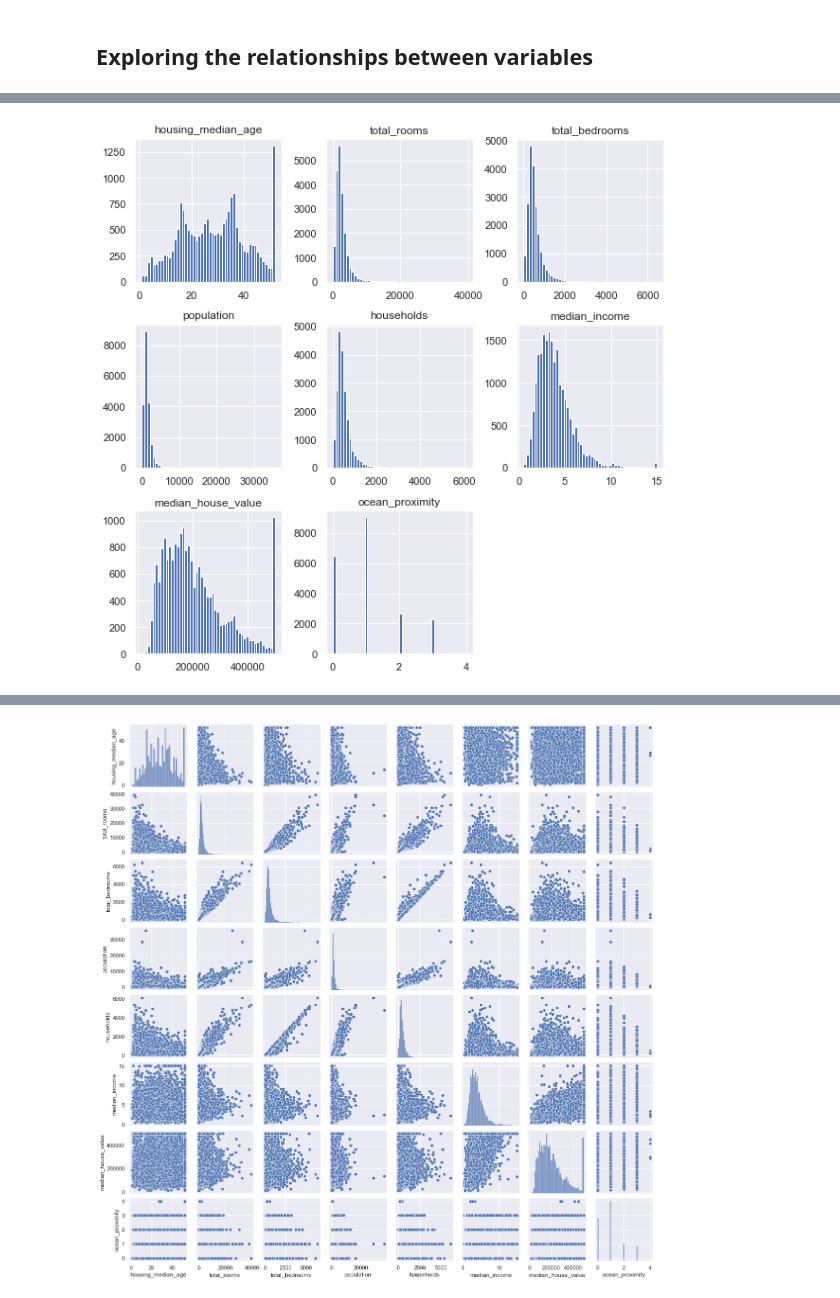
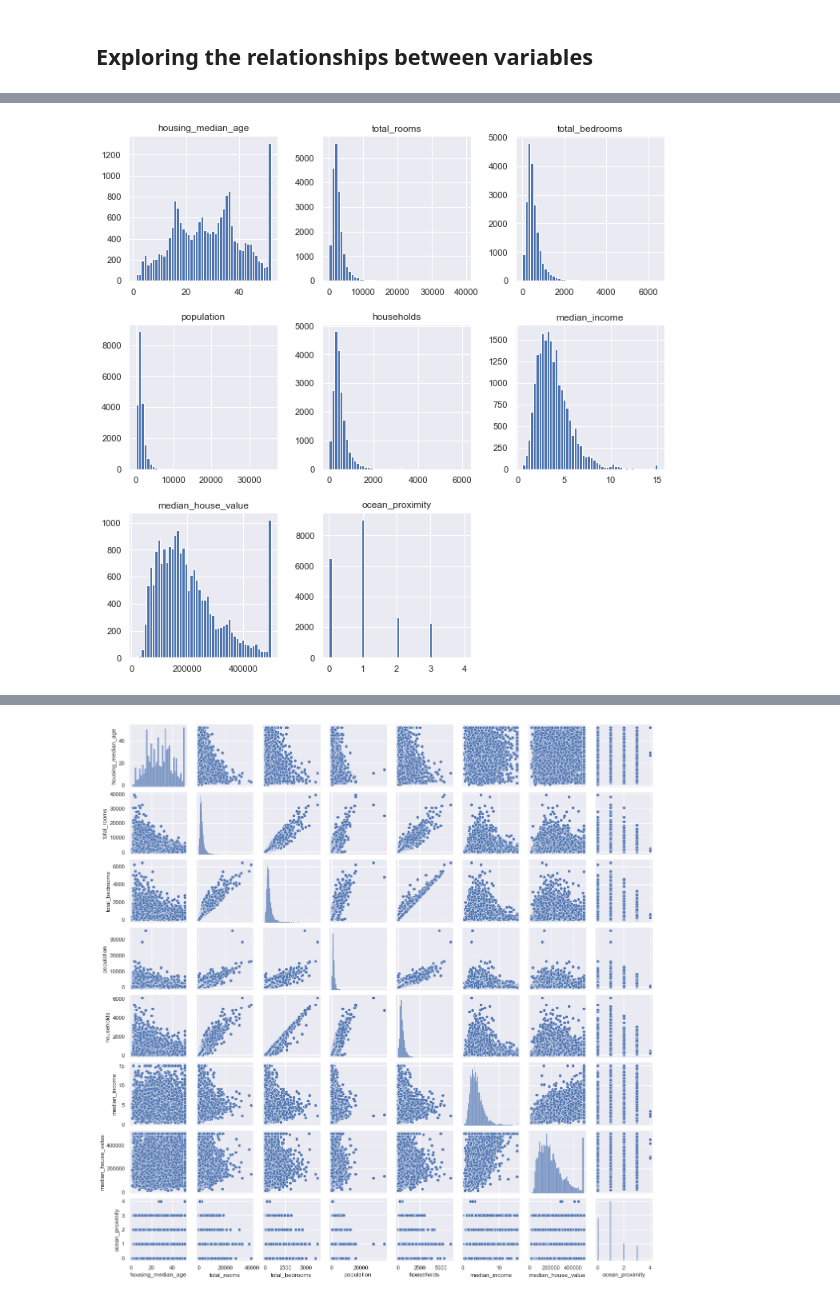
Before and after one commit to jerrold110/California-housing-price-regression, a Jupyter notebook: Data understanding II.ipynb, the cells around one changed output, grey strips where cells are left out. Saved outputs shown, nothing was run; the diff lists cells and outputs as text; code cells hidden in the pictures.

```diff
--- a/Data understanding II.ipynb
+++ b/Data understanding II.ipynb
@@ -35,6 +45,6 @@ corr_df = housing[corr_columns].dropna(axis=0)
 corr_df['ocean_proximity'] = corr_df['ocean_proximity'].replace({'INLAND':0,'<1H OCEAN':1,'NEAR OCEAN':2,'NEAR BAY':3,'ISLAND':4})
 # %%
-corr_df.hist(bins=50, figsize=(10, 10))
+corr_df.hist(bins=50, figsize=(12, 12))
 plt.show()
 # %% [output]
-[figure, old version]
+[figure, new version]
```
Also changed, not shown: parts of 71 cells of this notebook, 5 other files.
